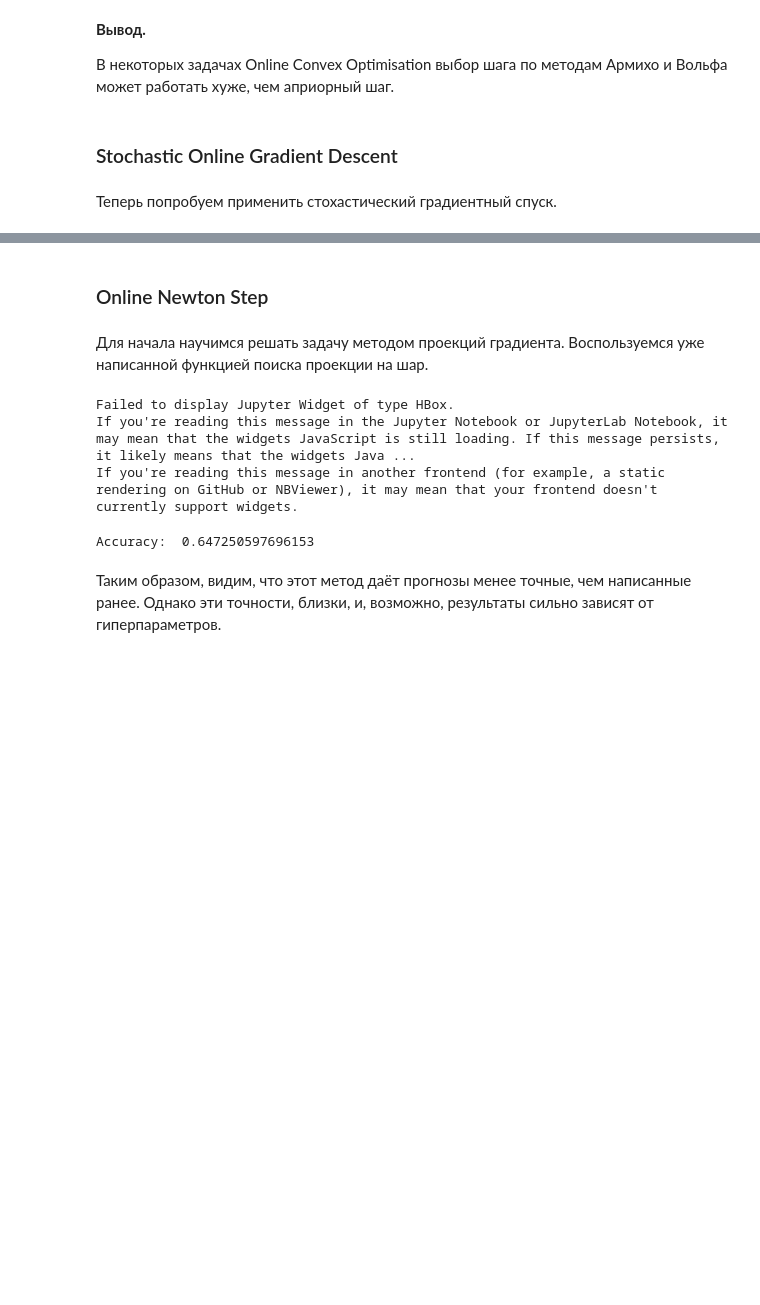
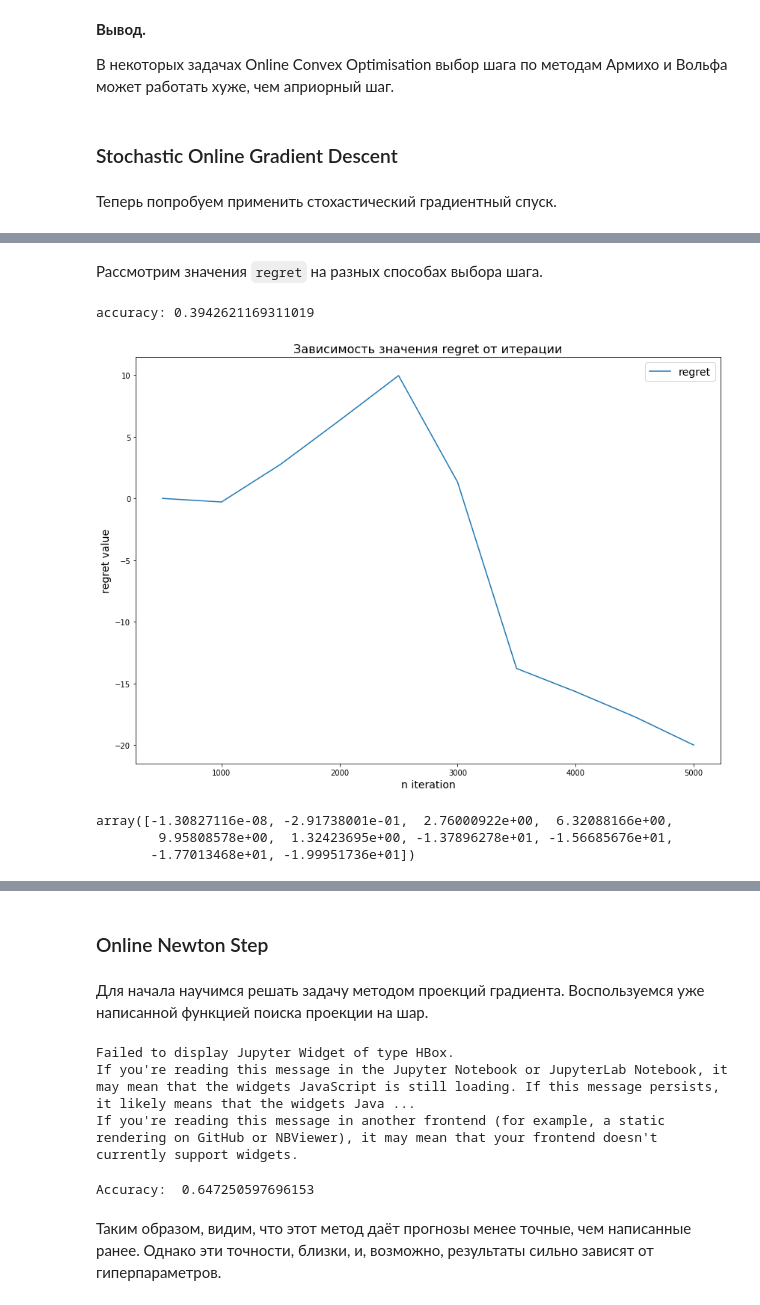
Before and after one commit to MikeLepekhin/Online-Convex-Optimisation, a Jupyter notebook: project.ipynb, the cells around one changed output, grey strips where cells are left out. Drawn from its saved outputs; the diff is of its cells as text; code cells hidden in the pictures; blank space fills up the shorter version.

```diff
--- a/project.ipynb
+++ b/project.ipynb
@@ -219,25 +214,26 @@ If you're reading this message in another frontend (for example, a static render
 # отображает на графике значения regret, посчитанные на каждой 500-й итерации
 
 def plot_regrets_every_500(x_values, need_plot=True):
+    x_values = np.array(x_values)
     T = len(x_values)
     regrets = []
     cur_sum = 0
 
     for t in range(T):
-        cur_sum += (y[t] - (np.dot(X[t], x[t]) + M) / (2*M))**2
+        cur_sum += (y[t] - (np.dot(X[t], x_values[t]) + M) / (2*M))**2
         if t % 500 == 0:
-            regrets.append(calc_regret(cur_sum, np.array(X[:t]), y[:t]))
+            regrets.append(calc_regret(cur_sum, np.array(x_values[:t+1]), y[:t+1]))
 
     if need_plot:
         plt.figure(figsize=(14, 10))
-        plt.plot((1 + np.arange(regrets)) * 500, regrets, label='regret')
+        regrets = np.array(regrets)
+        plt.plot((1 + np.arange(regrets.size)) * 500, regrets, label='regret')
 
         plt.legend(fontsize=14)
-        plt.title(u'Зависимость значения regret от итерации', fontsize=20)
-        plt.xlabel('n iteration')
-        plt.ylabel('regret value')
+        plt.title(u'Зависимость значения regret от итерации', fontsize=16)
+        plt.xlabel('n iteration', fontsize=14)
+        plt.ylabel('regret value', fontsize=14)
         plt.show()
-
     return regrets
 
 def handle_float(value):
@@ -271,10 +267,10 @@ def armijo_stepsize(x, h, func, gradf):
 def wolfe_step_search(x, h, f, grad):
     rho = 0.5
     beta1 = 0.2
-    beta2 = 0.9
+    beta2 = 0.7
     current_grad = grad(x)
     current_f = f(x)
-    alpha = 0.95
+    alpha = 0.8
     while alpha >= 1e-6:
         if np.isnan(f(x + alpha * h)):
             alpha *= rho
@@ -344,21 +305,26 @@ wolfe_OGD()
 # %% [markdown]
 Теперь попробуем применить стохастический градиентный спуск.
 # %%
-def stoch_grad(x, w, y_value):
-    return (np.dot(x, w) + M - 2.0 * M * y_value) / (2.0*M**2) * w
+def stoch_grad(x, w, y_value, S):
+    general_const = (np.dot(x, w) + M - 2.0 * M * y_value) / (2.0*M**2)
+    rand_indices = np.random.randint(d, size=S)
 
-def stoch_OGD(x0, T, regrets=None, param_G=G, param_D=D, step_search=None):
+    return general_const / S * np.sum(w[rand_indices])
+
+def stoch_OGD(x0, T, regrets=None, param_G=G, param_D=D, step_search=None, S=1):
     x = x0
     t = 1
     cur_sum = 0
     x_list = []
+    accuracy = 0
 
     if step_search is None:
         get_step = lambda x_value, h, f, gradf, it: param_D / (param_G * float(it)**0.5)
     else:
         get_step = lambda x_value, h, f, gradf, it: step_search(x_value, h, f, gradf)
     while t <= T:
-        cur_grad = grad(x, X[t - 1], y[t - 1])
+        cur_grad = stoch_grad(x, X[t - 1], y[t - 1], S)
+        #print(cur_grad)
         alpha = get_step(x, cur_grad,
                          lambda z: (y[t - 1] - (np.dot(X[t - 1], x) + M) / (2*M))**2,
                          lambda z: grad(z, X[t - 1], y[t - 1]), t)
@@ -366,8 +332,14 @@ def stoch_OGD(x0, T, regrets=None, param_G=G, param_D=D, step_search=None):
 
         x = new_x
         x_list.append(x)
-        cur_sum += (y[t - 1] - (np.dot(X[t - 1], x) + M) / (2*M))**2
+        cur_dot = np.dot(X[t - 1], x)
+        if (np.sign(cur_dot) + 1)*0.5 == y[t - 1]:
+            accuracy += 1
+
+        cur_sum += (y[t - 1] - (cur_dot + M) / (2*M))**2
         if not (regrets is None) and ((t == T) or (t % 500 == 0)):
             regrets.append((t, calc_regret(cur_sum, np.array(x_list), y[:t])))
         t += 1
-    return x
+    accuracy /= float(T)
+    print("accuracy:", accuracy)
+    return x_list
@@ -373,0 +376,10 @@ def stoch_OGD(x0, T, regrets=None, param_G=G, param_D=D, step_search=None):
+# %% [markdown]
+Рассмотрим значения `regret` на разных способах выбора шага.
+# %%
+plot_regrets_every_500(stoch_OGD(np.zeros(d), len(spam_data), regrets=None, S=10))
+# %% [output]
+accuracy: 0.3942621169311019
+[figure, added]
+array([-1.30827116e-08, -2.91738001e-01,  2.76000922e+00,  6.32088166e+00,
+        9.95808578e+00,  1.32423695e+00, -1.37896278e+01, -1.56685676e+01,
+       -1.77013468e+01, -1.99951736e+01])
```
Also changed, not shown: parts of 20 cells of this notebook.
